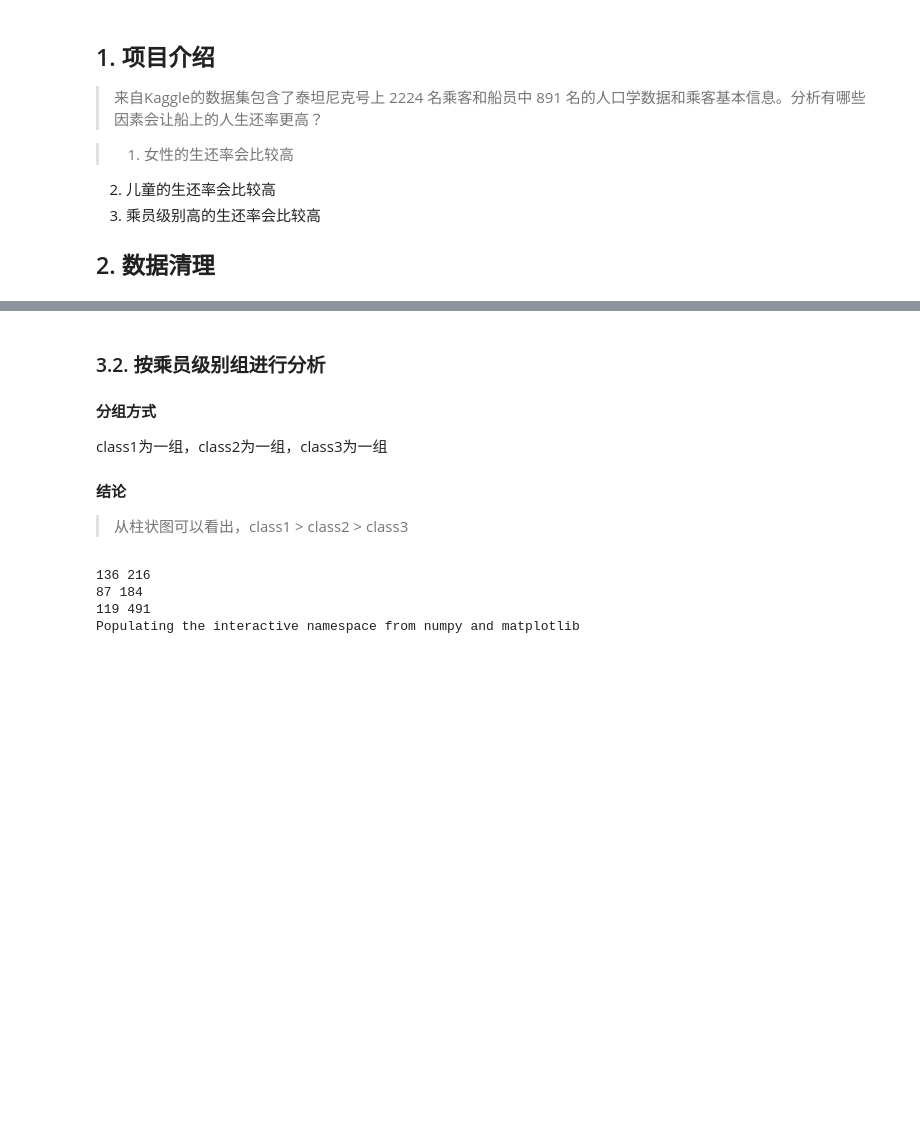
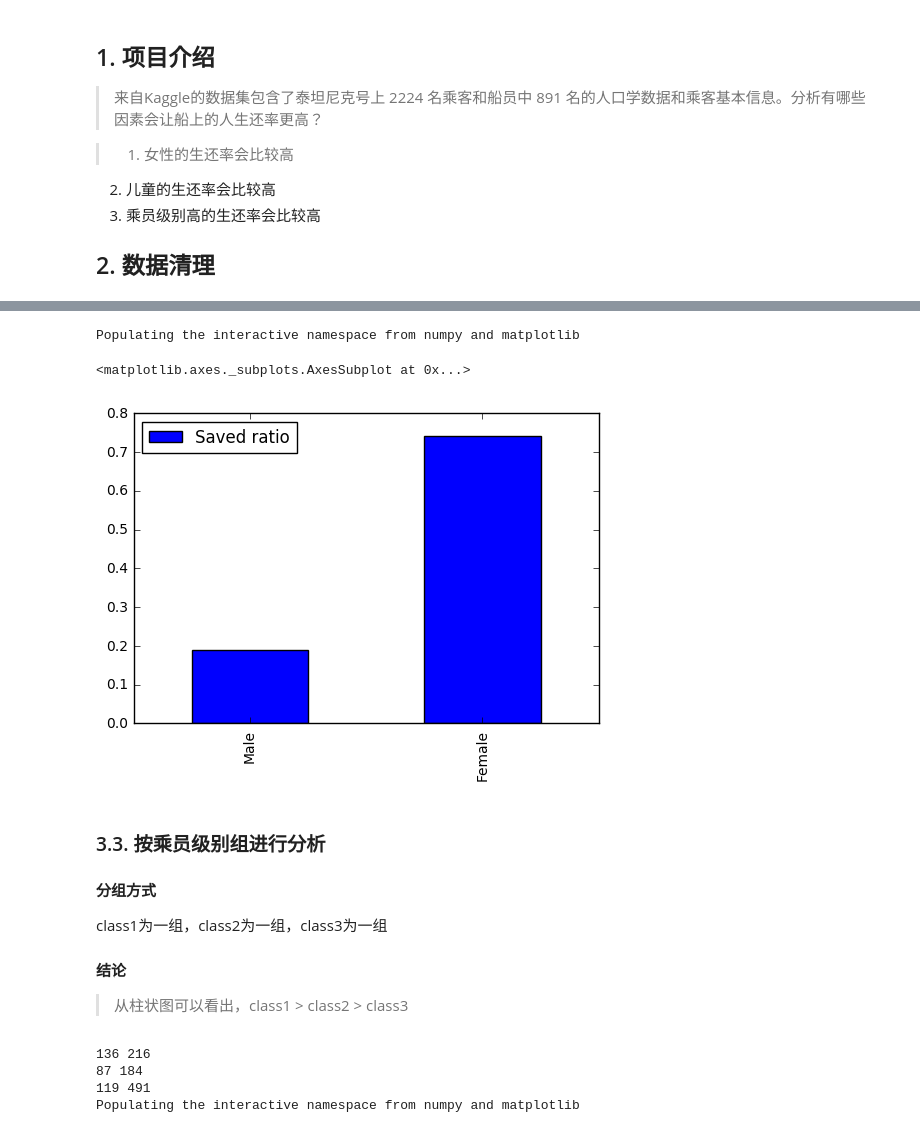
Before and after one commit to yummybian/data-analysis, a Jupyter notebook: P2/titanic_analysis.ipynb, the cells around one changed output, grey strips where cells are left out. Drawn from its saved outputs; the diff is of its cells as text; code cells hidden in the pictures; blank space fills up the shorter version.

```diff
--- a/P2/titanic_analysis.ipynb
+++ b/P2/titanic_analysis.ipynb
@@ -8,23 +8,3 @@
 3. 乘员级别高的生还率会比较高
 
 ## 2. 数据清理
-# %%
-import pandas as pd
-
-
-# 读取csv文件
-filename = 'titanic_data.csv'
-df = pd.read_csv(filename)
-
-# 清理数据
-def format_df(df):
-    # 删除年龄为空的行
-    df = df[pd.notnull(df['Age'])]
-    # 转换年龄为整型
-    df.loc[:, 'Age'] = df['Age'].apply(int)
-    return df
-
-df = format_df(df)
-df.head()
-#miss_age_df = df[pd.isnull(df['Age'])]
-#miss_age_df.head()
@@ -92,5 +138,26 @@ Populating the interactive namespace from numpy and matplotlib
+# %%
+
+
+age_group_saved_df = pd.DataFrame(
+    data={'Saved ratio': [calc_survival_ratio(df, "sex", "male"),
+                          calc_survival_ratio(df, "sex", "female")]},
+    index=['Male', 'Female']
+)
+
+
+%pylab inline
+import matplotlib.pyplot as plt
+
+age_group_saved_df.index = [
+    'Male', 'Female'
+]
+age_group_saved_df.plot(kind='bar')
+# %% [output]
+Populating the interactive namespace from numpy and matplotlib
+<matplotlib.axes._subplots.AxesSubplot at 0x...>
+[figure, added]
 # %% [markdown]
-### 3.2. 按乘员级别组进行分析
+### 3.3. 按乘员级别组进行分析
 #### 分组方式
 >
 class1为一组，class2为一组，class3为一组
```
Also changed, not shown: parts of 6 cells of this notebook.
